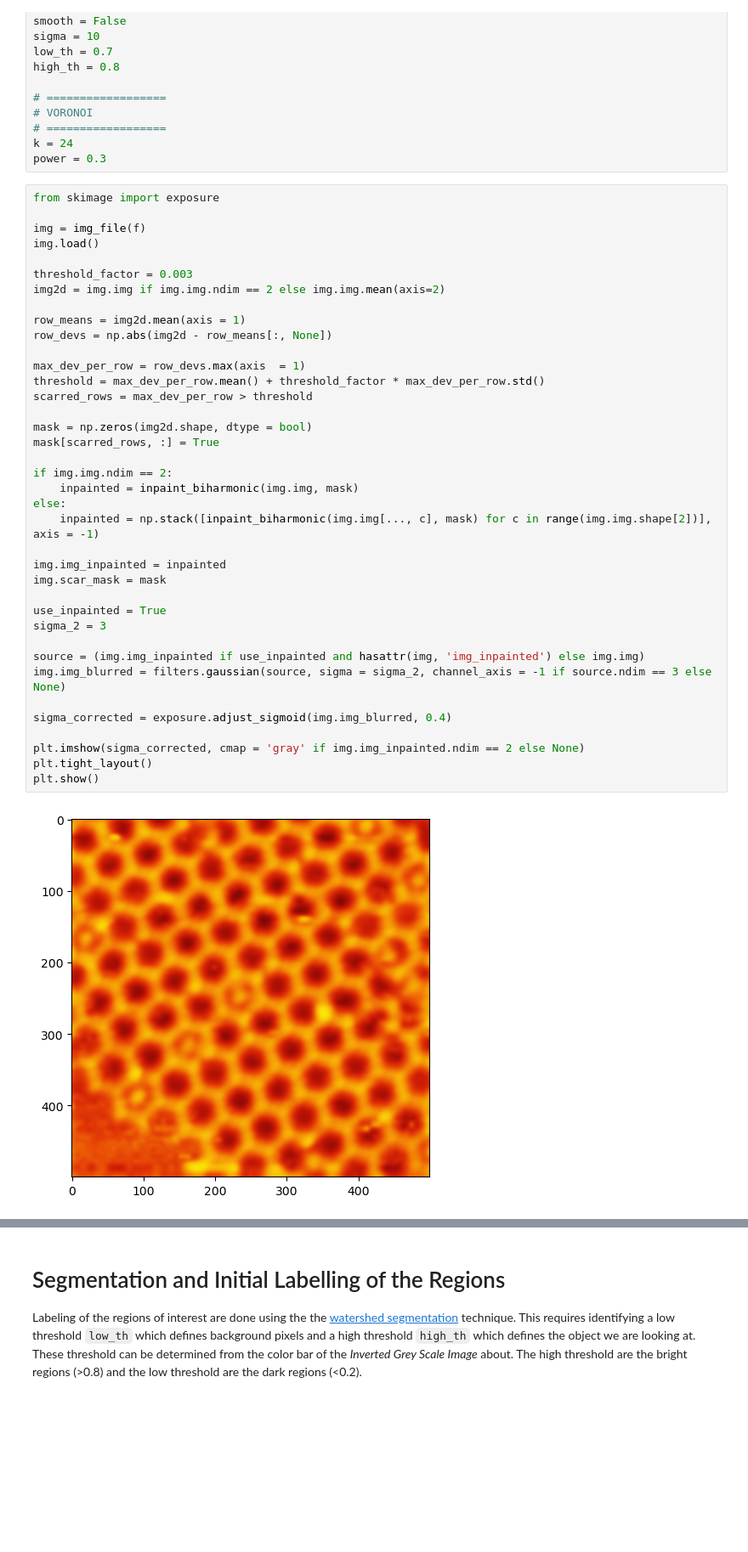
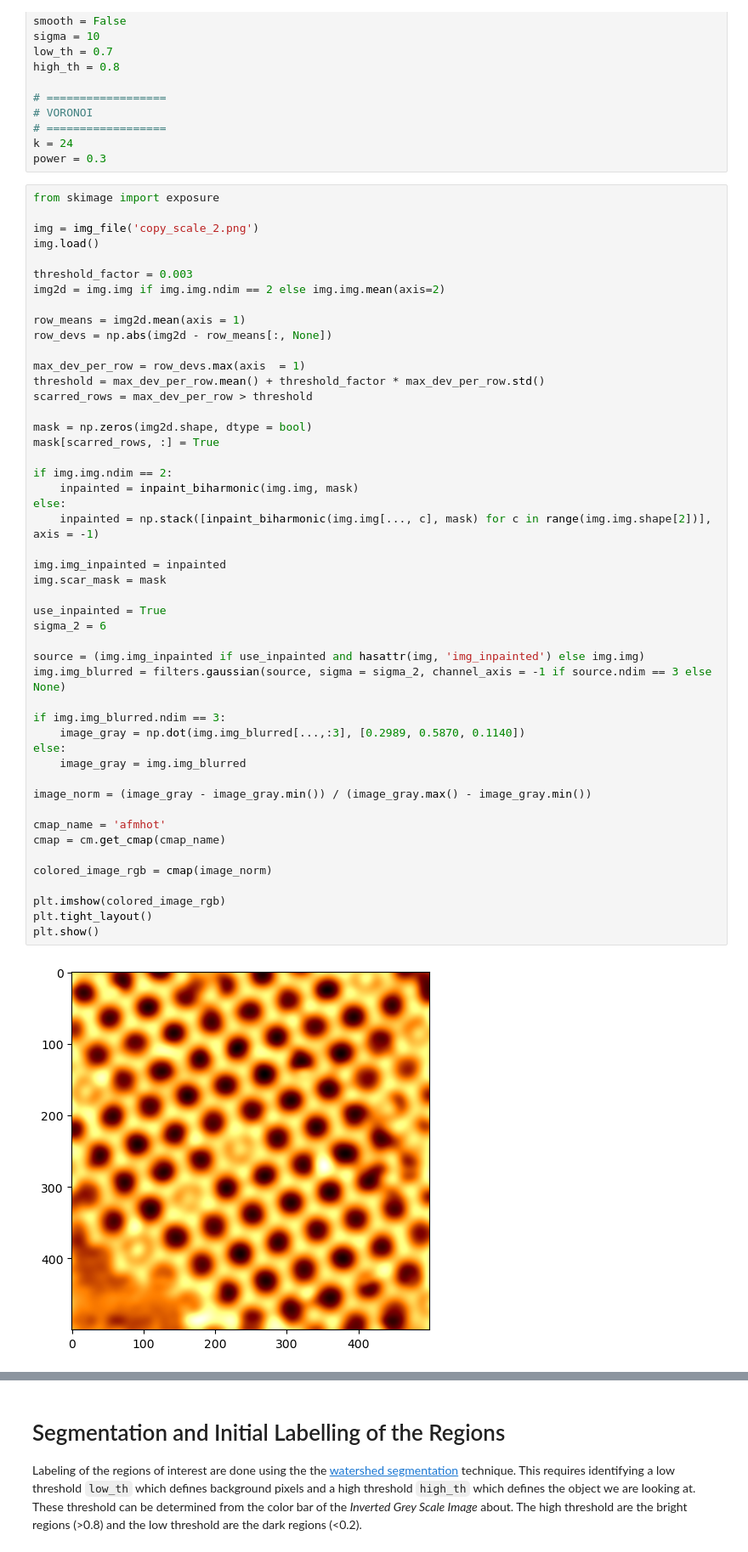
Before and after one commit to GallagherSurfaceLab/summer_26, a Jupyter notebook: STM_voronoi.ipynb, the cells around one changed output, grey strips where cells are left out. Shown at 85% size. Saved outputs shown, nothing was run; the diff lists cells and outputs as text; blank space fills up the shorter version.

Commit message:
scars/blur/colormapping
Tested with z3_scale_2.png, works really well

```diff
--- a/STM_voronoi.ipynb
+++ b/STM_voronoi.ipynb
@@ -55,40 +57,50 @@ power = 0.3
 # %%
 from skimage import exposure
 
-img = img_file(f)
+img = img_file('copy_scale_2.png')
 img.load()
 
 threshold_factor = 0.003
 img2d = img.img if img.img.ndim == 2 else img.img.mean(axis=2)
 
 row_means = img2d.mean(axis = 1)
 row_devs = np.abs(img2d - row_means[:, None])
 
 max_dev_per_row = row_devs.max(axis  = 1)
 threshold = max_dev_per_row.mean() + threshold_factor * max_dev_per_row.std()
 scarred_rows = max_dev_per_row > threshold
 
 mask = np.zeros(img2d.shape, dtype = bool)
 mask[scarred_rows, :] = True
 
 if img.img.ndim == 2:
     inpainted = inpaint_biharmonic(img.img, mask)
 else:
     inpainted = np.stack([inpaint_biharmonic(img.img[..., c], mask) for c in range(img.img.shape[2])], axis = -1)
 
 img.img_inpainted = inpainted
 img.scar_mask = mask
 
 use_inpainted = True
-sigma_2 = 3
+sigma_2 = 6
 
 source = (img.img_inpainted if use_inpainted and hasattr(img, 'img_inpainted') else img.img)
 img.img_blurred = filters.gaussian(source, sigma = sigma_2, channel_axis = -1 if source.ndim == 3 else None)
 
-sigma_corrected = exposure.adjust_sigmoid(img.img_blurred, 0.4)
+if img.img_blurred.ndim == 3:
+    image_gray = np.dot(img.img_blurred[...,:3], [0.2989, 0.5870, 0.1140])
+else:
+    image_gray = img.img_blurred
 
-plt.imshow(sigma_corrected, cmap = 'gray' if img.img_inpainted.ndim == 2 else None)
+image_norm = (image_gray - image_gray.min()) / (image_gray.max() - image_gray.min())
+
+cmap_name = 'afmhot'
+cmap = cm.get_cmap(cmap_name)
+
+colored_image_rgb = cmap(image_norm)
+
+plt.imshow(colored_image_rgb)
 plt.tight_layout()
 plt.show()
 # %% [output]
-[figure, old version]
+[figure, new version]
```
Also changed, not shown: parts of 9 cells of this notebook.
